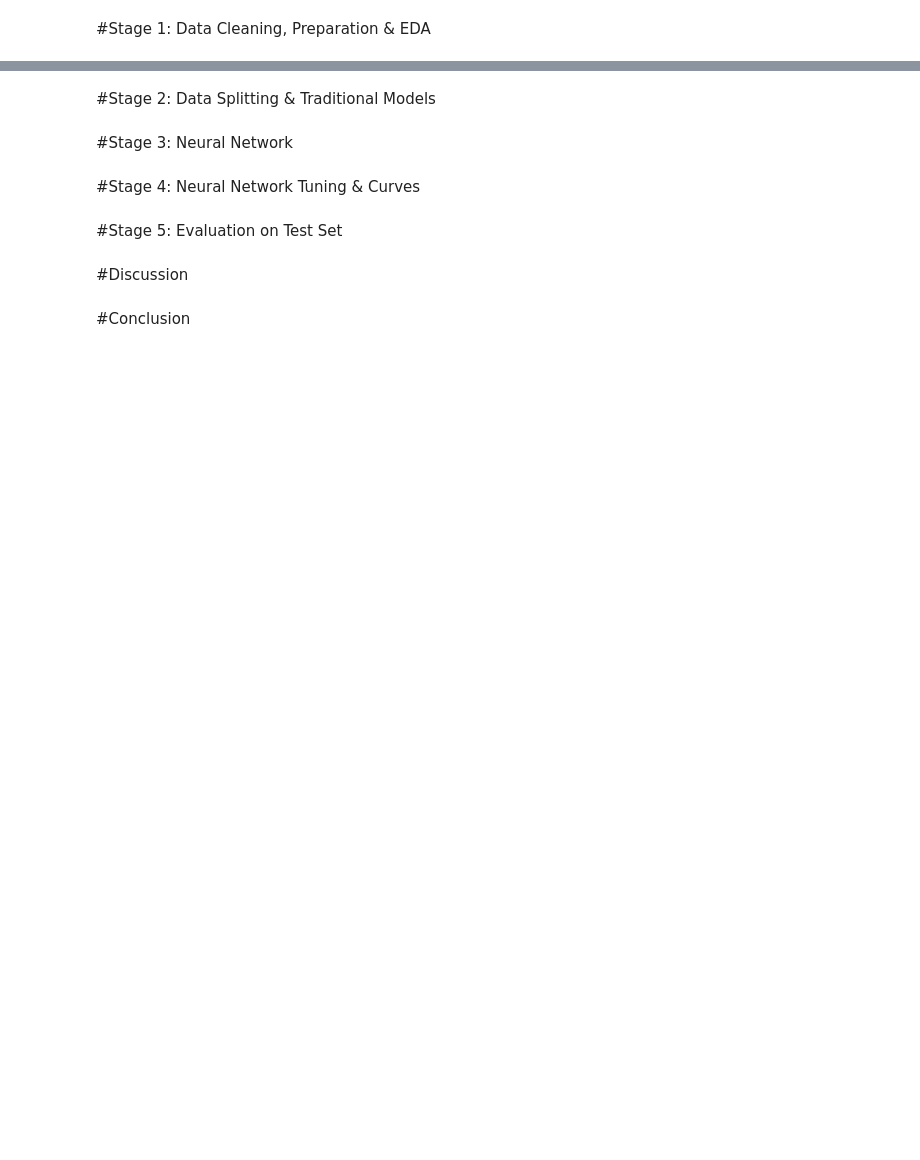
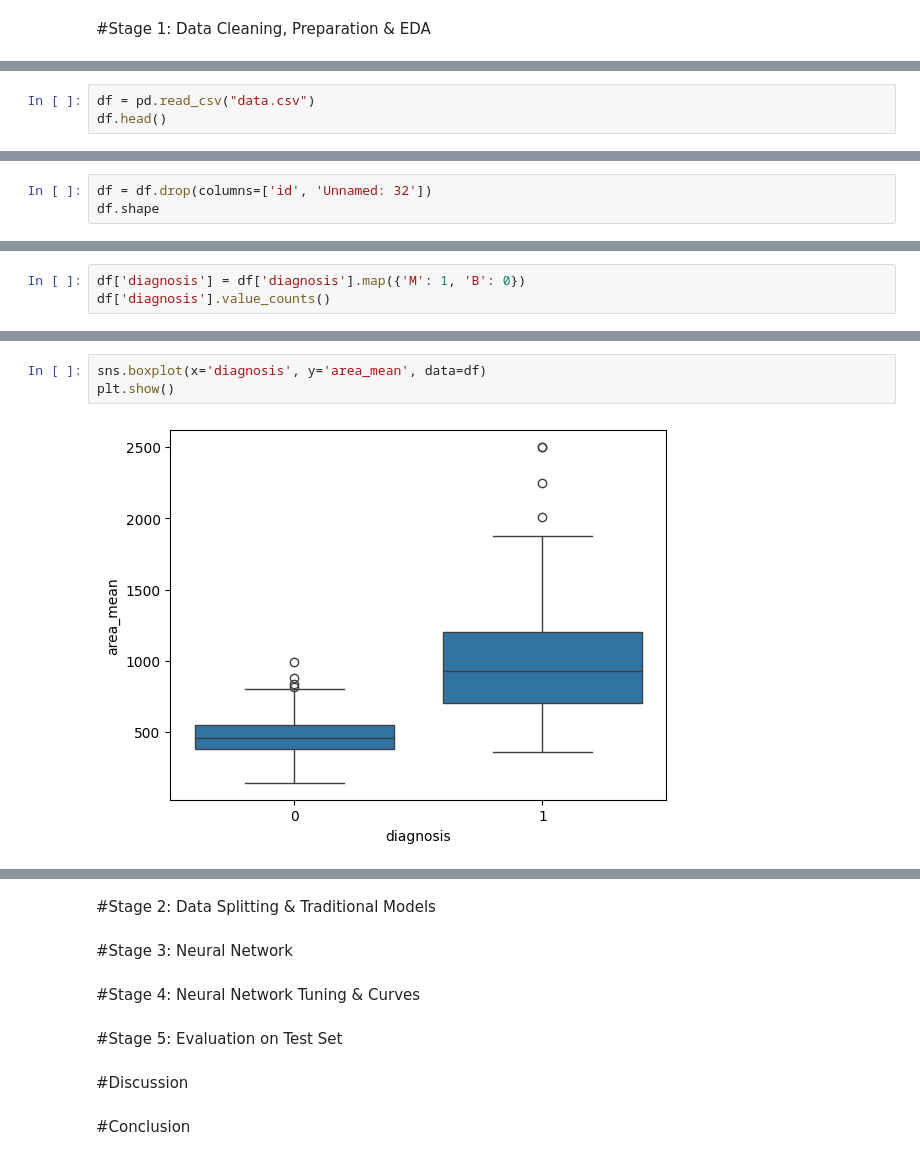
Before and after one commit to roaaats-maker/Breast-Cancer-ML, a Jupyter notebook: breast_canser_ML.ipynb, the cells around one changed output, grey strips where cells are left out. Cells and saved outputs as stored; diff of their text form; blank space fills up the shorter version.

```diff
--- a/breast_canser_ML.ipynb
+++ b/breast_canser_ML.ipynb
@@ -6,0 +33,3 @@
+# %%
+df = pd.read_csv("data.csv")
+df.head()
@@ -6,0 +109,3 @@
+# %%
+df = df.drop(columns=['id', 'Unnamed: 32'])
+df.shape
@@ -6,0 +118,3 @@
+# %%
+df['diagnosis'] = df['diagnosis'].map({'M': 1, 'B': 0})
+df['diagnosis'].value_counts()
@@ -6,0 +151,5 @@
+# %%
+sns.boxplot(x='diagnosis', y='area_mean', data=df)
+plt.show()
+# %% [output]
+[figure, added]
```
Also changed, not shown: parts of 34 cells of this notebook.
